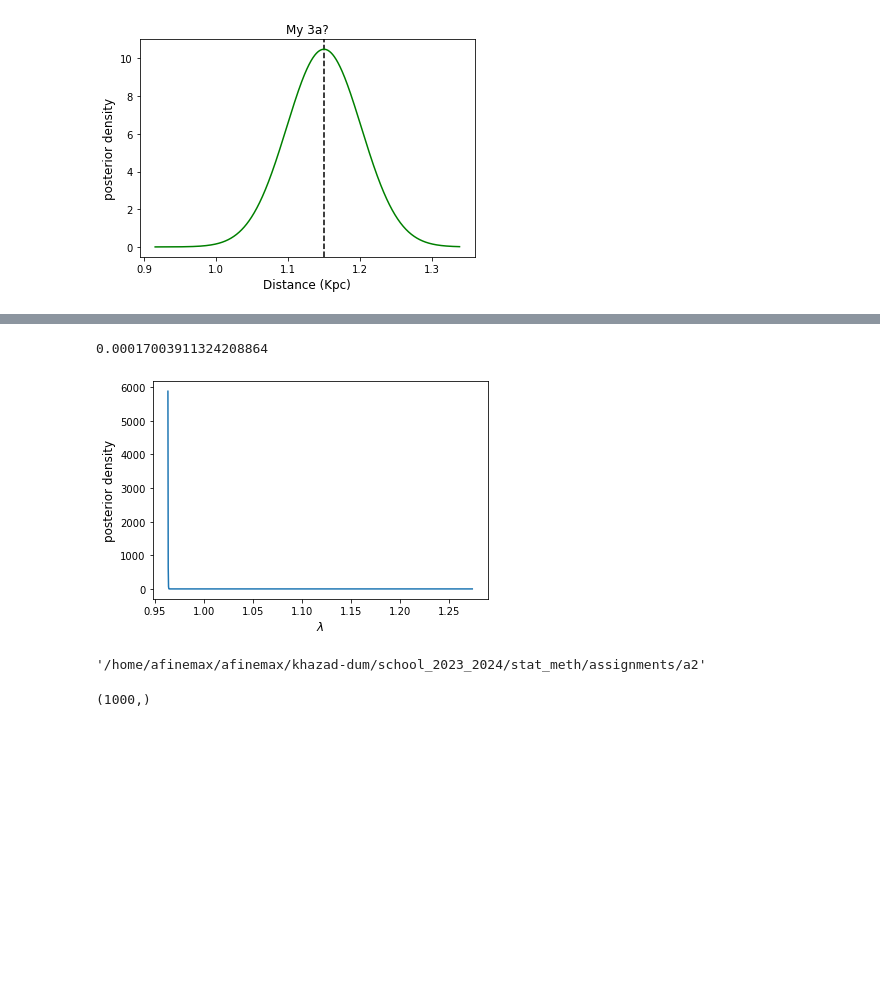
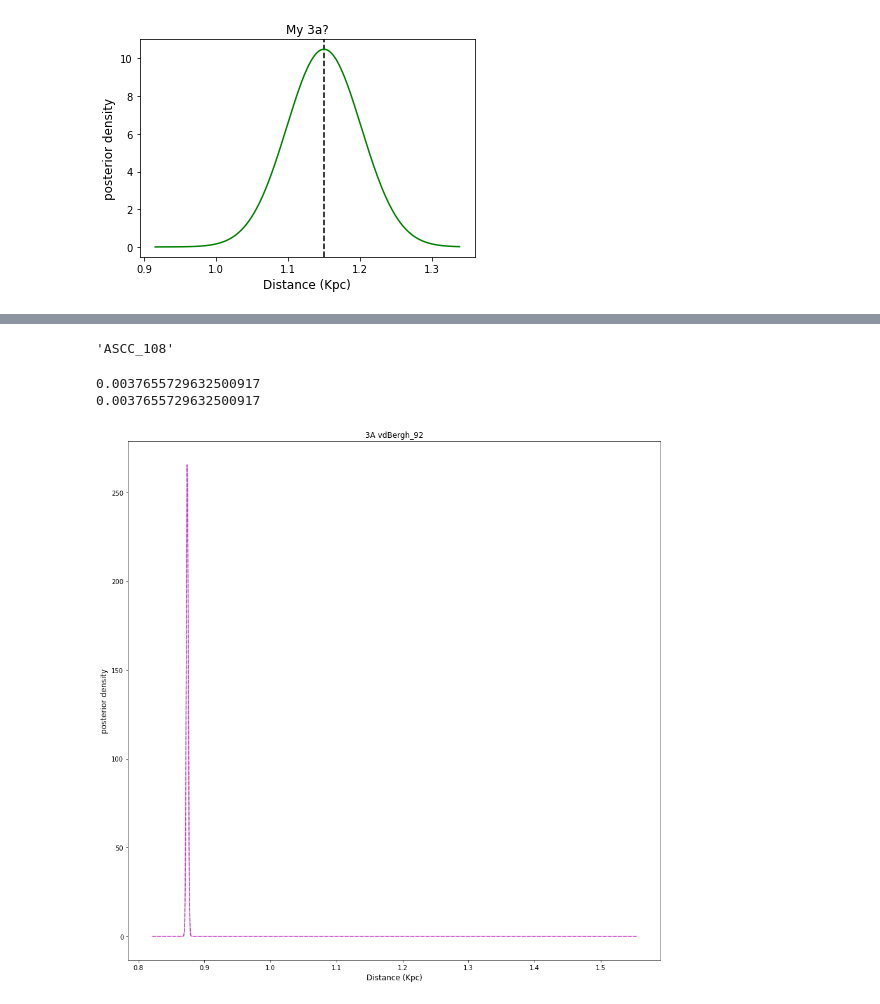
Before and after one commit to afinemax/stat_meth, a Jupyter notebook: assignments/a2/a2_max_fine.ipynb, the cells around one changed output, grey strips where cells are left out. Saved outputs shown, nothing was run; the diff lists cells and outputs as text; code cells hidden in the pictures; blank space fills up the shorter version.

```diff
--- a/assignments/a2/a2_max_fine.ipynb
+++ b/assignments/a2/a2_max_fine.ipynb
@@ -455,54 +515,102 @@ TypeError: _parse_args() missing 1 required positional argument: 's'
+# %%
+stars['Name'][1000]
+# %% [output]
+'ASCC_108'
 # %%
+# 3B
+
 import numpy as np
 import scipy.stats as sps
 import scipy.integrate as spint
 import matplotlib.pyplot as plt
 
 # Assuming my_stars_plx is your array of parallax values
-my_stars_plx = stars[stars['Name'] == 'vdBergh_92']['Plx'].values
+my_stars_plx = stars[stars['Name'] == 'ASCC_108']['Plx'].values
 n_events = my_stars_plx + gaia_corr  # Adding correction factor # 166
 
 # Calculate mean and standard deviation from your data
 mean_plx = np.mean(my_stars_plx)
 std_plx = np.std(my_stars_plx)
 
 # Create a grid of 1000 values of lambda to calculate the posterior over:
 # lambda would be the true distance
-dist_arr = np.linspace(1 / np.max(n_events), 1 / np.min(n_events), 1000)
+# we are going a bit under and a bit over the min and max values
+dist_arr = np.linspace(0.8 / np.max(n_events), 1.2 / np.min(n_events), 1000)
+
+# Set parameters for log-normal distribution
+mu_ln = np.log(dist_arr) #np.log(n_events)
+sigma_ln = np.std(np.log(my_stars_plx))
+
+prior = (1/mean_plx)**2 * np.exp(mean_plx)
+
+# Calculate log-likelihood for log-normal distribution
+loglikel_ln = np.sum(sps.lognorm.pdf(n_events.reshape(len(n_events),1), s=sigma_ln, scale=np.exp(mu_ln)), axis=0) + np.log(prior)
+
+# We can shift the function maximum to zero in log units, i.e. unity in linear units.
+# The shift is arbitrary; we just need to make the numbers manageable for the computer.
+likel_ln = np.exp(loglikel_ln - np.amax(loglikel_ln))
+
+likel_ln_int = spint.simpson(likel_ln, dist_arr, axis=0)
+
+print(likel_ln_int)
+
+# Now we normalize and we have our posterior pdf for lambda!
+posterior_pdf_ln = likel_ln / likel_ln_int
+
+uniform_prior_post = posterior_pdf_ln
+
+# And plot it...
+plt.figure(figsize = (15,15))
+plt.plot(dist_arr, posterior_pdf_ln, color='k', linestyle='--', alpha=0.5)
+plt.xlabel(r'Distance (Kpc)', fontsize=12)
+plt.ylabel(r'posterior density', fontsize=12)
+plt.title('3A vdBergh_92')
+
+
+# 3a
+# new
+import numpy as np
+import scipy.stats as sps
+import scipy.integrate as spint
+import matplotlib.pyplot as plt
+
+
+# Calculate mean and standard deviation from your data
+mean_plx = np.mean(my_stars_plx)
+std_plx = np.std(my_stars_plx)
+
+# Create a grid of 1000 values of lambda to calculate the posterior over:
+# lambda would be the true distance
+# we are going a bit under and a bit over the min and max values
+dist_arr = np.linspace(0.8 / np.max(n_events), 1.2 / np.min(n_events), 1000)
 
 # Set parameters for log-normal distribution
 mu_ln = np.log(dist_arr) #np.log(n_events)
 sigma_ln = np.std(np.log(my_stars_plx))
 
 # Calculate log-likelihood for log-normal distribution
 loglikel_ln = np.sum(sps.lognorm.pdf(n_events.reshape(len(n_events),1), s=sigma_ln, scale=np.exp(mu_ln)), axis=0)
 
 # We can shift the function maximum to zero in log units, i.e. unity in linear units.
 # The shift is arbitrary; we just need to make the numbers manageable for the computer.
 likel_ln = np.exp(loglikel_ln - np.amax(loglikel_ln))
 
 likel_ln_int = spint.simpson(likel_ln, dist_arr, axis=0)
 
 print(likel_ln_int)
 
 # Now we normalize and we have our posterior pdf for lambda!
 posterior_pdf_ln = likel_ln / likel_ln_int
 
+
 # And plot it...
-plt.figure()
-plt.plot(dist_arr, posterior_pdf_ln)
-plt.xlabel(r'$\lambda$', fontsize=12)
+plt.plot(dist_arr, posterior_pdf_ln, alpha=0.5, color='magenta')
+plt.xlabel(r'Distance (Kpc)', fontsize=12)
 plt.ylabel(r'posterior density', fontsize=12)
+plt.title('3A vdBergh_92')
 plt.savefig('3a_wip.pdf',bbox_inches='tight')
 plt.show()
 # %% [output]
-0.00017003911324208864
+0.0037655729632500917
+0.0037655729632500917
-[figure, old version]
+[figure, new version]
-# %%
-pwd
-# %% [output]
-'/home/afinemax/afinemax/khazad-dum/school_2023_2024/stat_meth/assignments/a2'
-# %%
-np.shape(loglikel_ln)
-# %% [output]
-(1000,)
```
Also changed, not shown: parts of 7 cells of this notebook.
